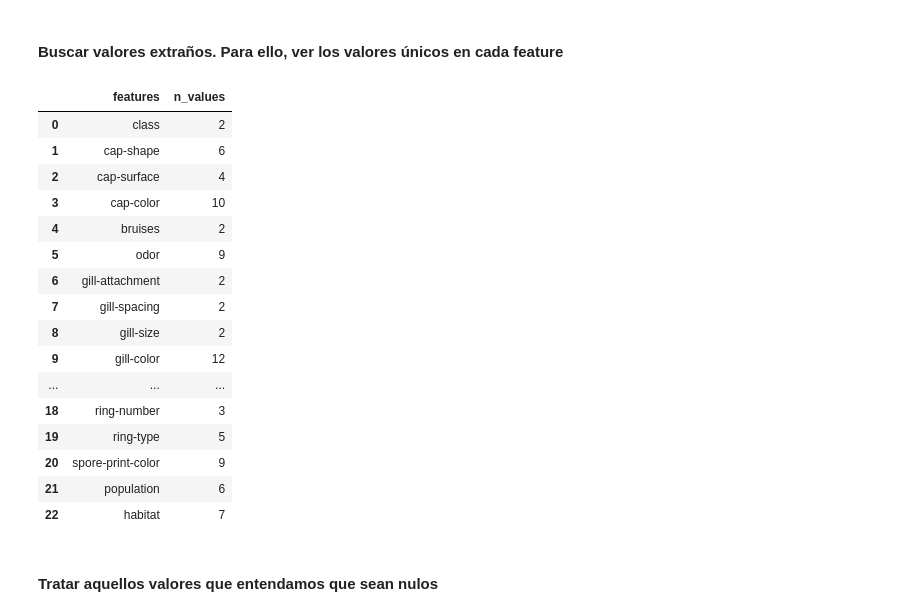
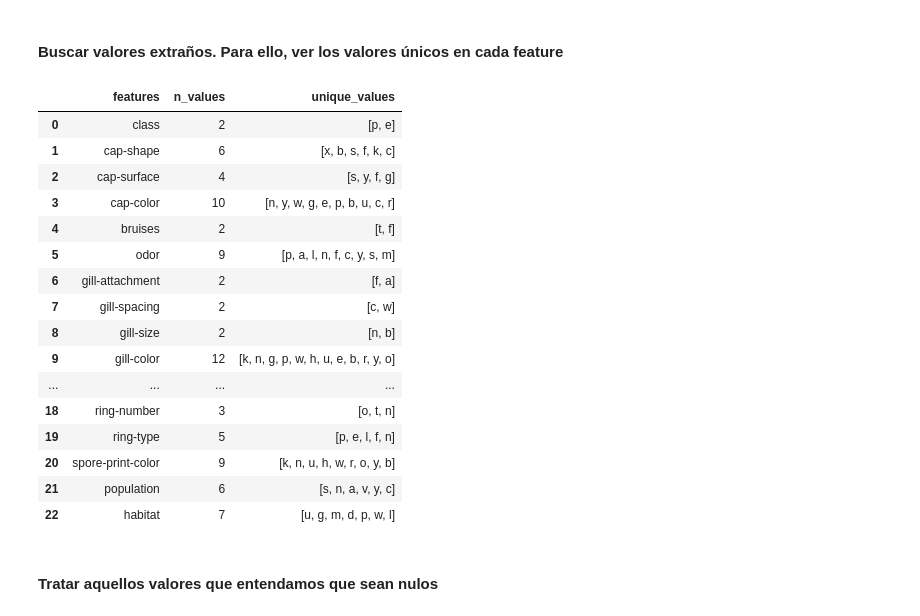
Before and after one commit to AI-School-F5-P3/Clustering_Lisy, a Jupyter notebook: S4_Clustering_PCA_lisy.ipynb, the cells around one changed output. Drawn from its saved outputs; the diff is of its cells as text; code cells hidden in the pictures.

```diff
--- a/S4_Clustering_PCA_lisy.ipynb
+++ b/S4_Clustering_PCA_lisy.ipynb
@@ -238,29 +238,30 @@ dtype: int64
 # %%
 # Obtener un nuevo dataframe de dos columnas donde en la primera estén las features (features) y en la otra los valores únicos
 # asociados (n_values).
 nuevo_hongos = pd.DataFrame({
     'features': hongos.columns,
-    'n_values': hongos.nunique().values
+    'n_values': hongos.nunique().values,
+    'unique_values': [list(hongos[col].unique()) for col in hongos.columns]
 })
 nuevo_hongos
 # %% [output]
-|  | features | n_values |
-| 0 | class | 2 |
-| 1 | cap-shape | 6 |
-| 2 | cap-surface | 4 |
-| 3 | cap-color | 10 |
-| 4 | bruises | 2 |
-| 5 | odor | 9 |
-| 6 | gill-attachment | 2 |
-| 7 | gill-spacing | 2 |
-| 8 | gill-size | 2 |
-| 9 | gill-color | 12 |
-| ... | ... | ... |
-| 18 | ring-number | 3 |
-| 19 | ring-type | 5 |
-| 20 | spore-print-color | 9 |
-| 21 | population | 6 |
-| 22 | habitat | 7 |
+|  | features | n_values | unique_values |
+| 0 | class | 2 | [p, e] |
+| 1 | cap-shape | 6 | [x, b, s, f, k, c] |
+| 2 | cap-surface | 4 | [s, y, f, g] |
+| 3 | cap-color | 10 | [n, y, w, g, e, p, b, u, c, r] |
+| 4 | bruises | 2 | [t, f] |
+| 5 | odor | 9 | [p, a, l, n, f, c, y, s, m] |
+| 6 | gill-attachment | 2 | [f, a] |
+| 7 | gill-spacing | 2 | [c, w] |
+| 8 | gill-size | 2 | [n, b] |
+| 9 | gill-color | 12 | [k, n, g, p, w, h, u, e, b, r, y, o] |
+| ... | ... | ... | ... |
+| 18 | ring-number | 3 | [o, t, n] |
+| 19 | ring-type | 5 | [p, e, l, f, n] |
+| 20 | spore-print-color | 9 | [k, n, u, h, w, r, o, y, b] |
+| 21 | population | 6 | [s, n, a, v, y, c] |
+| 22 | habitat | 7 | [u, g, m, d, p, w, l] |
 # %% [markdown]
 #### Tratar aquellos valores que entendamos que sean nulos
 # %%
```
Also changed, not shown: parts of 9 cells of this notebook.
